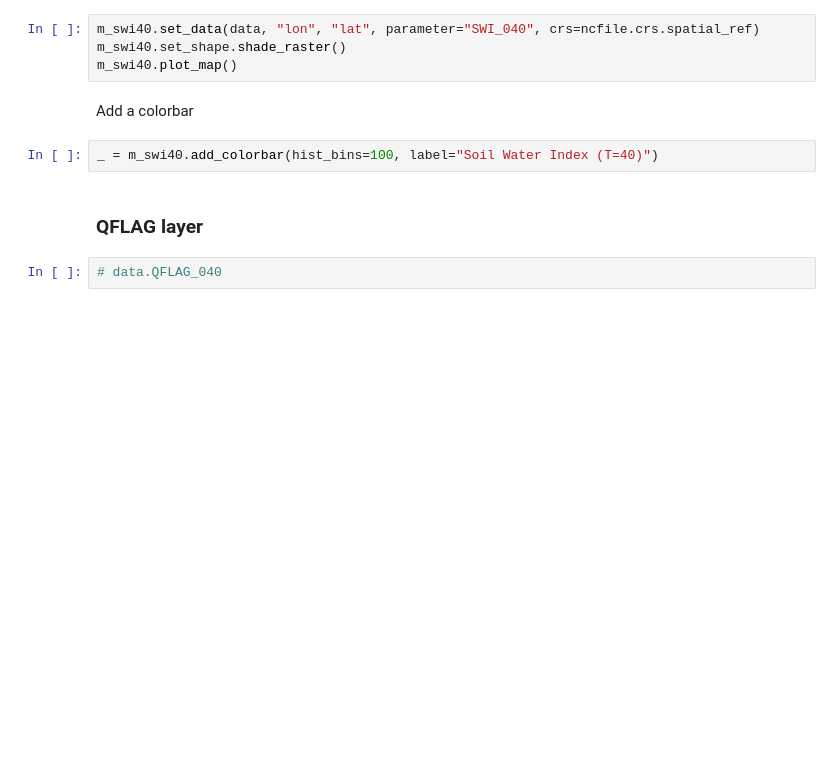
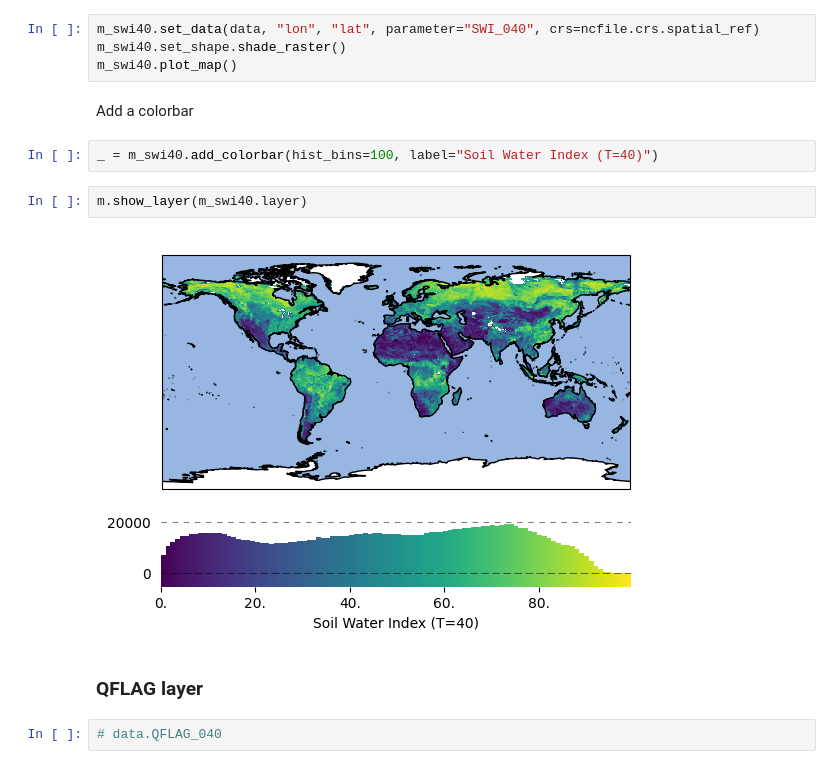
Before and after one commit to raphaelquast/EOmaps_GeoPython2024, a Jupyter notebook: 2_data_visualization.ipynb, the cells around one changed output. Saved outputs shown, nothing was run; the diff lists cells and outputs as text; blank space fills up the shorter version.

```diff
--- a/2_data_visualization.ipynb
+++ b/2_data_visualization.ipynb
@@ -142,6 +144,10 @@ m_swi40.plot_map()
 Add a colorbar
 # %%
 _ = m_swi40.add_colorbar(hist_bins=100, label="Soil Water Index (T=40)")
+# %%
+m.show_layer(m_swi40.layer)
+# %% [output]
+[figure, added]
 # %% [markdown]
 ### QFLAG layer
 # %%
```
Also changed, not shown: parts of 6 cells of this notebook, 3 other files.
